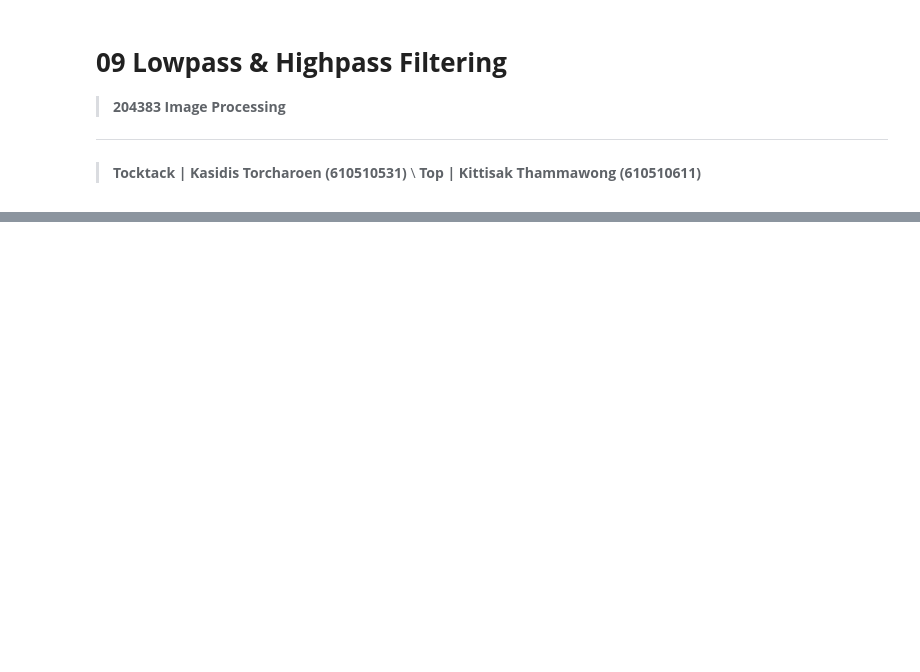
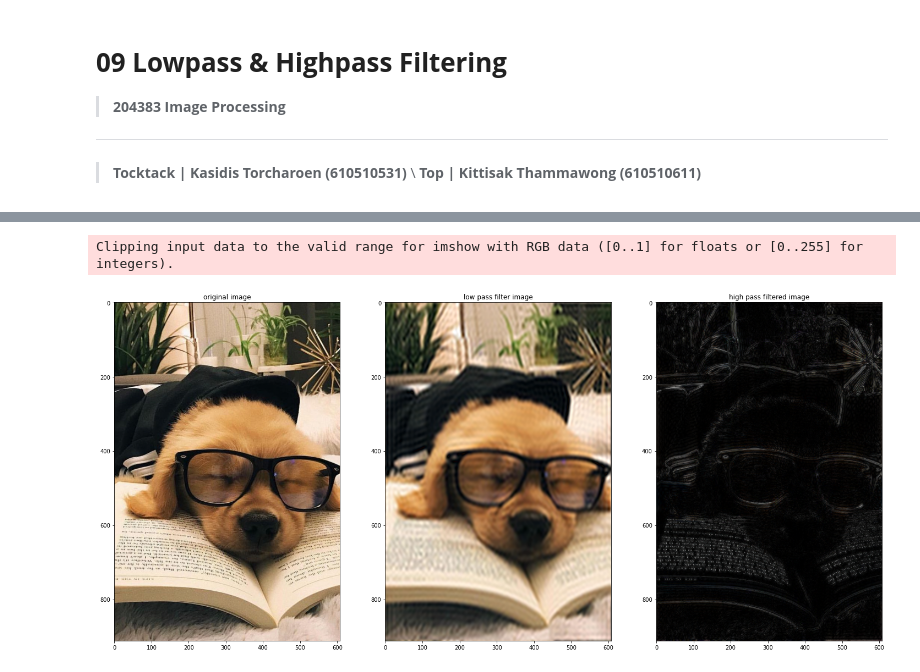
Before and after one commit to tackulus/204383, a Jupyter notebook: Code09.ipynb, the cells around one changed output, grey strips where cells are left out. Drawn from its saved outputs; the diff is of its cells as text; code cells hidden in the pictures; blank space fills up the shorter version.

```diff
--- a/Code09.ipynb
+++ b/Code09.ipynb
@@ -73,12 +105,38 @@ NameError: ignored
 # %%
-def inv_FFT_all_channel(fft_img):
+# Inverse Fourier Transformation
+def inv_FFT_all_channel(fft):
     img_reco = []
-    for ichannel in range(fft_img.shape[2]):
-        img_reco.append(np.fft.ifft2(np.fft.ifftshift(fft_img[:,:,ichannel])))
+    for ch in range(channels):
+        img_reco.append(np.fft.ifft2(np.fft.ifftshift(fft[..., ch])))
     img_reco = np.array(img_reco)
     img_reco = np.transpose(img_reco,(1,2,0))
-    return(img_reco)
+    return img_reco
 
-img_reco              = inv_FFT_all_channel(fft_img)
-img_reco_filtered_IN  = inv_FFT_all_channel(fft_img_filtered_IN)
-img_reco_filtered_OUT = inv_FFT_all_channel(fft_img_filtered_OUT)
+img_reco      = inv_FFT_all_channel(fft_img)
+img_reco_low  = inv_FFT_all_channel(fft_img_low)
+img_reco_high = inv_FFT_all_channel(fft_img_high)
+# %%
+# Output
+fig = plt.figure(figsize=(25,18))
+
+ax  = fig.add_subplot(1,3,1)
+result = np.abs(img_reco).astype(int)
+result = result[..., (2,1,0)]
+ax.imshow(np.abs(result).astype(int))
+ax.set_title("original image")
+
+ax  = fig.add_subplot(1,3,2)
+result = np.abs(img_reco_low).astype(int)
+result = result[..., (2,1,0)]
+ax.imshow(np.abs(result).astype(int))
+ax.set_title("low pass filter image")
+
+ax  = fig.add_subplot(1,3,3)
+result = np.abs(img_reco_high).astype(int)
+result = result[..., (2,1,0)]
+ax.imshow(np.abs(result).astype(int))
+ax.set_title("high pass filtered image")
+plt.show()
+# %% [output]
+Clipping input data to the valid range for imshow with RGB data ([0..1] for floats or [0..255] for integers).
+[figure, added]
```
Also changed, not shown: parts of 7 cells of this notebook.
